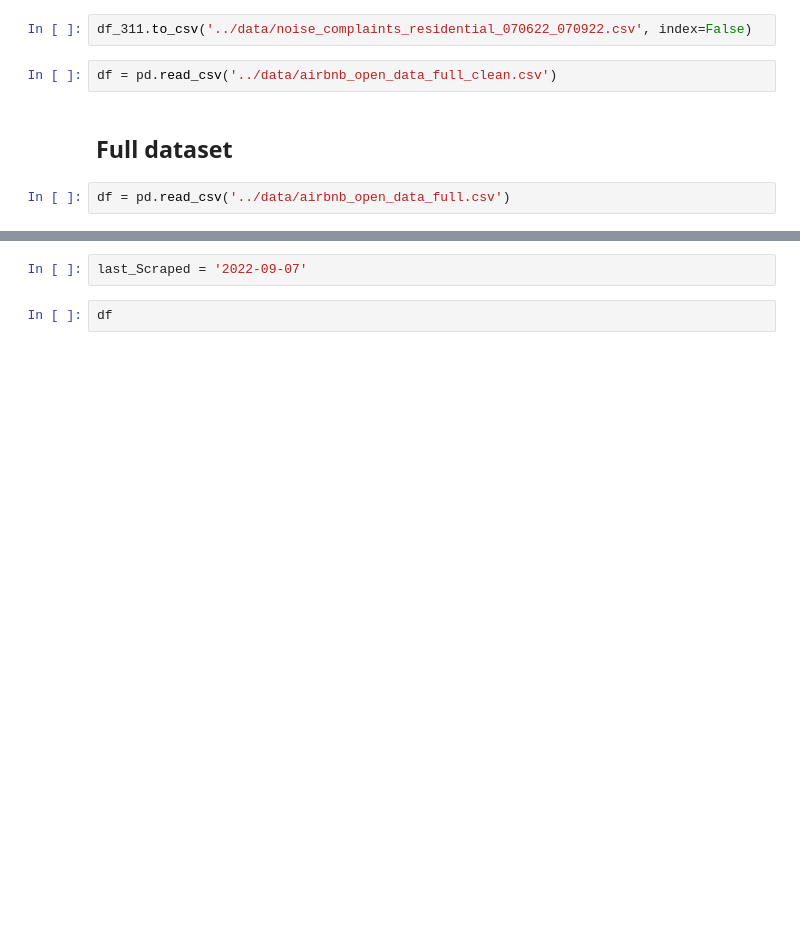
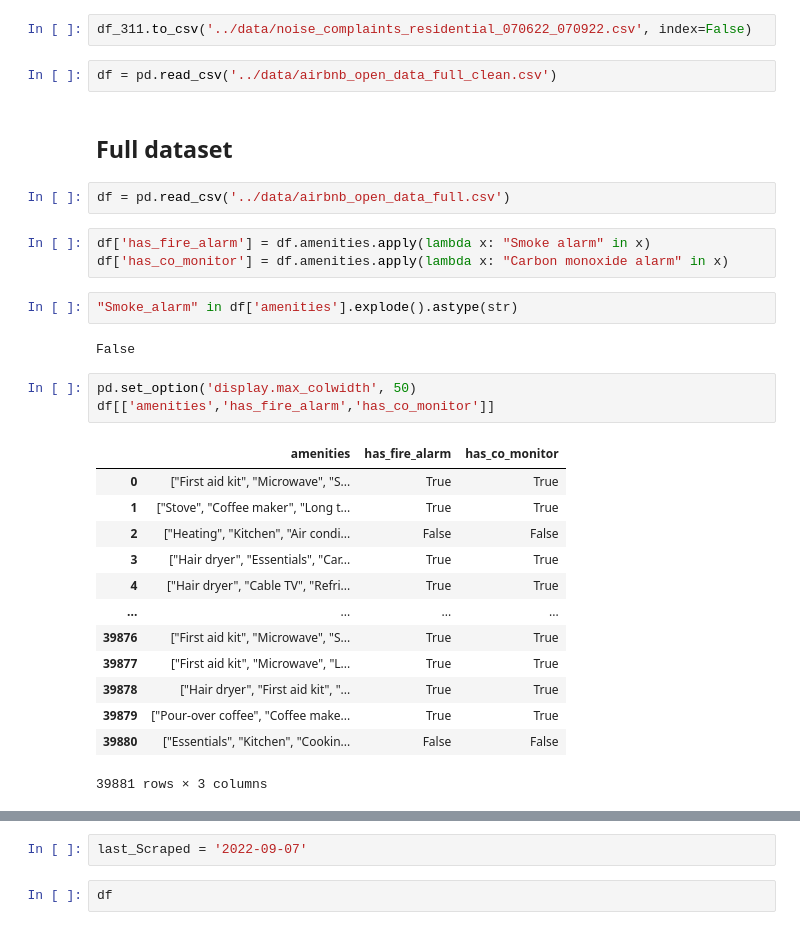
Before and after one commit to KerelOlivier/Visualization_Assignment, a Jupyter notebook: exploration/airbnb_open_data_full_exploration.ipynb, the cells around one changed output, grey strips where cells are left out. Cells and saved outputs as stored; diff of their text form; blank space fills up the shorter version.

Commit message:
Add alarm data

```diff
--- a/exploration/airbnb_open_data_full_exploration.ipynb
+++ b/exploration/airbnb_open_data_full_exploration.ipynb
@@ -124,3 +124,27 @@ df = pd.read_csv('../data/airbnb_open_data_full_clean.csv')
 ## Full dataset
 # %%
 df = pd.read_csv('../data/airbnb_open_data_full.csv')
+# %%
+df['has_fire_alarm'] = df.amenities.apply(lambda x: "Smoke alarm" in x)
+df['has_co_monitor'] = df.amenities.apply(lambda x: "Carbon monoxide alarm" in x)
+# %%
+"Smoke_alarm" in df['amenities'].explode().astype(str)
+# %% [output]
+False
+# %%
+pd.set_option('display.max_colwidth', 50)
+df[['amenities','has_fire_alarm','has_co_monitor']]
+# %% [output]
+|  | amenities | has_fire_alarm | has_co_monitor |
+| 0 | ["First aid kit", "Microwave", "S... | True | True |
+| 1 | ["Stove", "Coffee maker", "Long t... | True | True |
+| 2 | ["Heating", "Kitchen", "Air condi... | False | False |
+| 3 | ["Hair dryer", "Essentials", "Car... | True | True |
+| 4 | ["Hair dryer", "Cable TV", "Refri... | True | True |
+| ... | ... | ... | ... |
+| 39876 | ["First aid kit", "Microwave", "S... | True | True |
+| 39877 | ["First aid kit", "Microwave", "L... | True | True |
+| 39878 | ["Hair dryer", "First aid kit", "... | True | True |
+| 39879 | ["Pour-over coffee", "Coffee make... | True | True |
+| 39880 | ["Essentials", "Kitchen", "Cookin... | False | False |
+39881 rows × 3 columns
```
Also changed, not shown: parts of 1 cell of this notebook, 1 other file.
